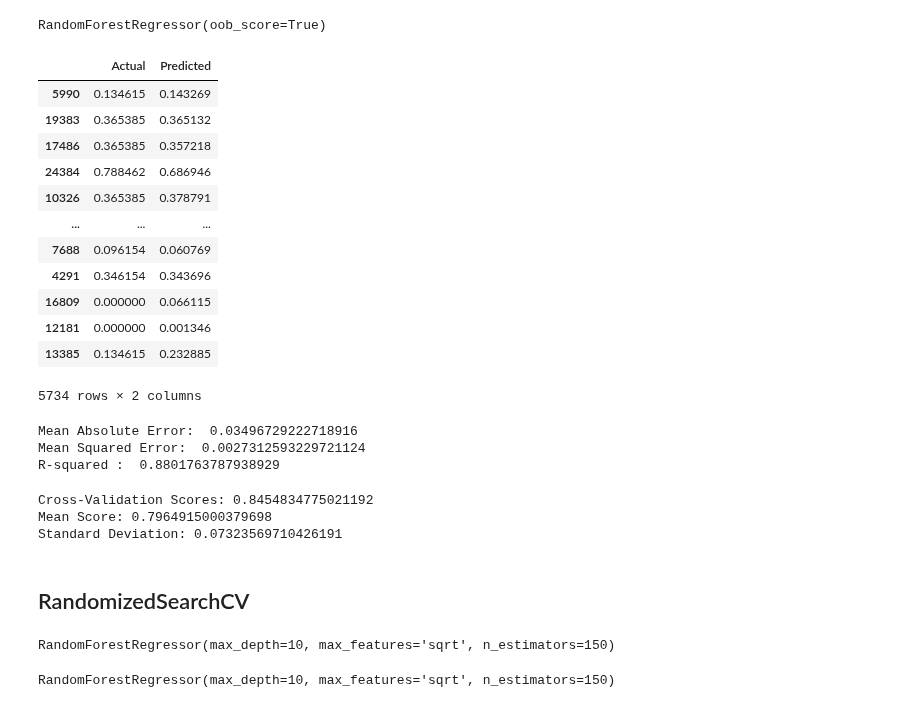
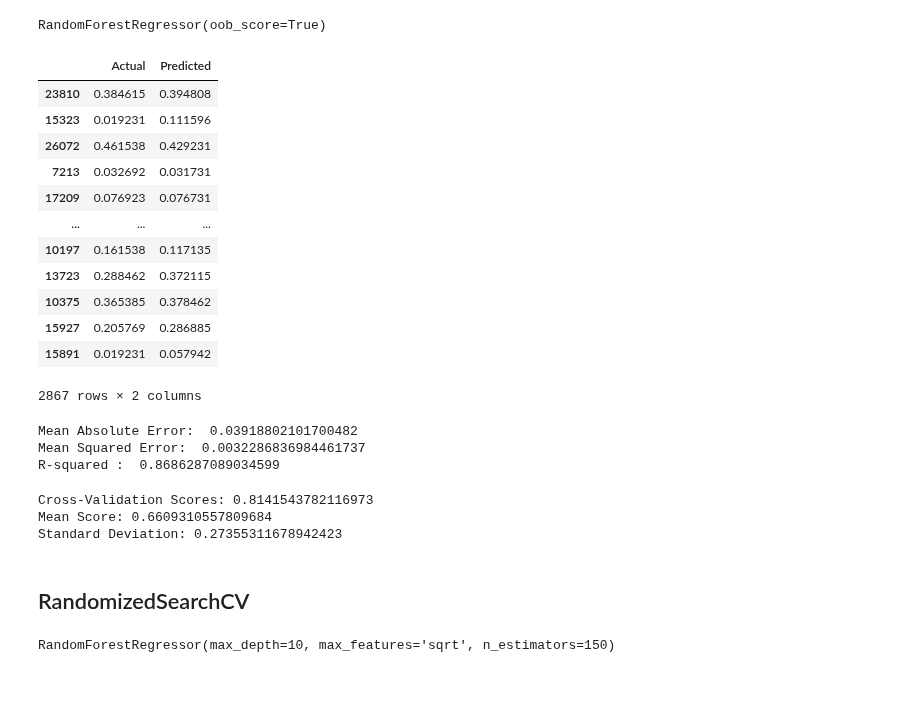
Before and after one commit to waiee/Earthquake_Prediction, a Jupyter notebook: ilyani.ipynb, the cells around one changed output. Saved outputs shown, nothing was run; the diff lists cells and outputs as text; code cells hidden in the pictures.

```diff
--- a/ilyani.ipynb
+++ b/ilyani.ipynb
@@ -111,0 +107,5 @@ print(y.shape)
+# %%
+X = df.drop('mag',axis=1) #Features
+y = df['mag'] # Target variable
+print(X.shape)
+print(y.shape)
@@ -127,23 +130,23 @@ rfr.fit(X_train,y_train)
 # %% [output]
 RandomForestRegressor(oob_score=True)
 # %%
-y_pred = rf_model.predict(X_test)
+y_pred = rfr.predict(X_test)
 pred_mag = pd.DataFrame({'Actual':y_test, 'Predicted':y_pred})
 pred_mag
 # %% [output]
 |  | Actual | Predicted |
-| 5990 | 0.134615 | 0.143269 |
-| 19383 | 0.365385 | 0.365132 |
-| 17486 | 0.365385 | 0.357218 |
-| 24384 | 0.788462 | 0.686946 |
-| 10326 | 0.365385 | 0.378791 |
+| 23810 | 0.384615 | 0.394808 |
+| 15323 | 0.019231 | 0.111596 |
+| 26072 | 0.461538 | 0.429231 |
+| 7213 | 0.032692 | 0.031731 |
+| 17209 | 0.076923 | 0.076731 |
 | ... | ... | ... |
-| 7688 | 0.096154 | 0.060769 |
-| 4291 | 0.346154 | 0.343696 |
-| 16809 | 0.000000 | 0.066115 |
-| 12181 | 0.000000 | 0.001346 |
-| 13385 | 0.134615 | 0.232885 |
+| 10197 | 0.161538 | 0.117135 |
+| 13723 | 0.288462 | 0.372115 |
+| 10375 | 0.365385 | 0.378462 |
+| 15927 | 0.205769 | 0.286885 |
+| 15891 | 0.019231 | 0.057942 |
-5734 rows × 2 columns
+2867 rows × 2 columns
 # %%
 from sklearn.metrics import mean_absolute_error, mean_squared_error, r2_score
 mae = mean_absolute_error(y_test,y_pred)
@@ -154,9 +157,9 @@ print('Mean Absolute Error: ', mae)
 print('Mean Squared Error: ', mse)
 print('R-squared : ', r2)
 # %% [output]
-Mean Absolute Error:  0.03496729222718916
-Mean Squared Error:  0.0027312593229721124
-R-squared :  0.8801763787938929
+Mean Absolute Error:  0.03918802101700482
+Mean Squared Error:  0.0032286836984461737
+R-squared :  0.8686287089034599
 # %%
 from sklearn.model_selection import cross_val_score
 scores = cross_val_score(rfr, X, y, cv=5)
@@ -164,9 +167,9 @@ print("Cross-Validation Scores:", max(scores))
 print("Mean Score:", scores.mean())
 print("Standard Deviation:", scores.std())
 # %% [output]
-Cross-Validation Scores: 0.8454834775021192
-Mean Score: 0.7964915000379698
-Standard Deviation: 0.07323569710426191
+Cross-Validation Scores: 0.8141543782116973
+Mean Score: 0.6609310557809684
+Standard Deviation: 0.27355311678942423
 # %% [markdown]
 ## RandomizedSearchCV
 # %%
@@ -183,8 +186,6 @@ random_search = RandomizedSearchCV(RandomForestRegressor(),
                                    param_grid)
 random_search.fit(X_train, y_train)
 print(random_search.best_estimator_)
-# %% [output]
-RandomForestRegressor(max_depth=10, max_features='sqrt', n_estimators=150)
 # %%
 best_estimator = random_search.best_estimator_
 
```
Also changed, not shown: parts of 3 cells of this notebook.
